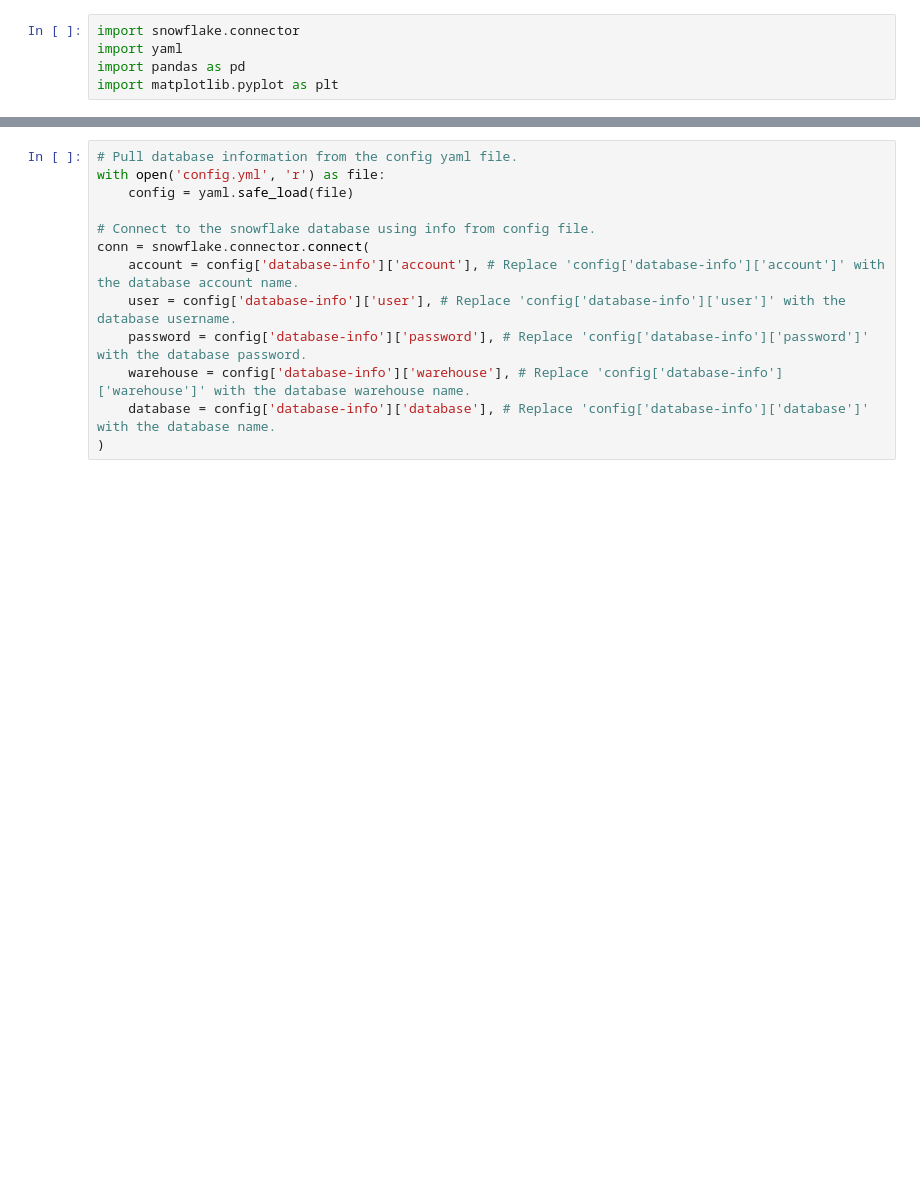
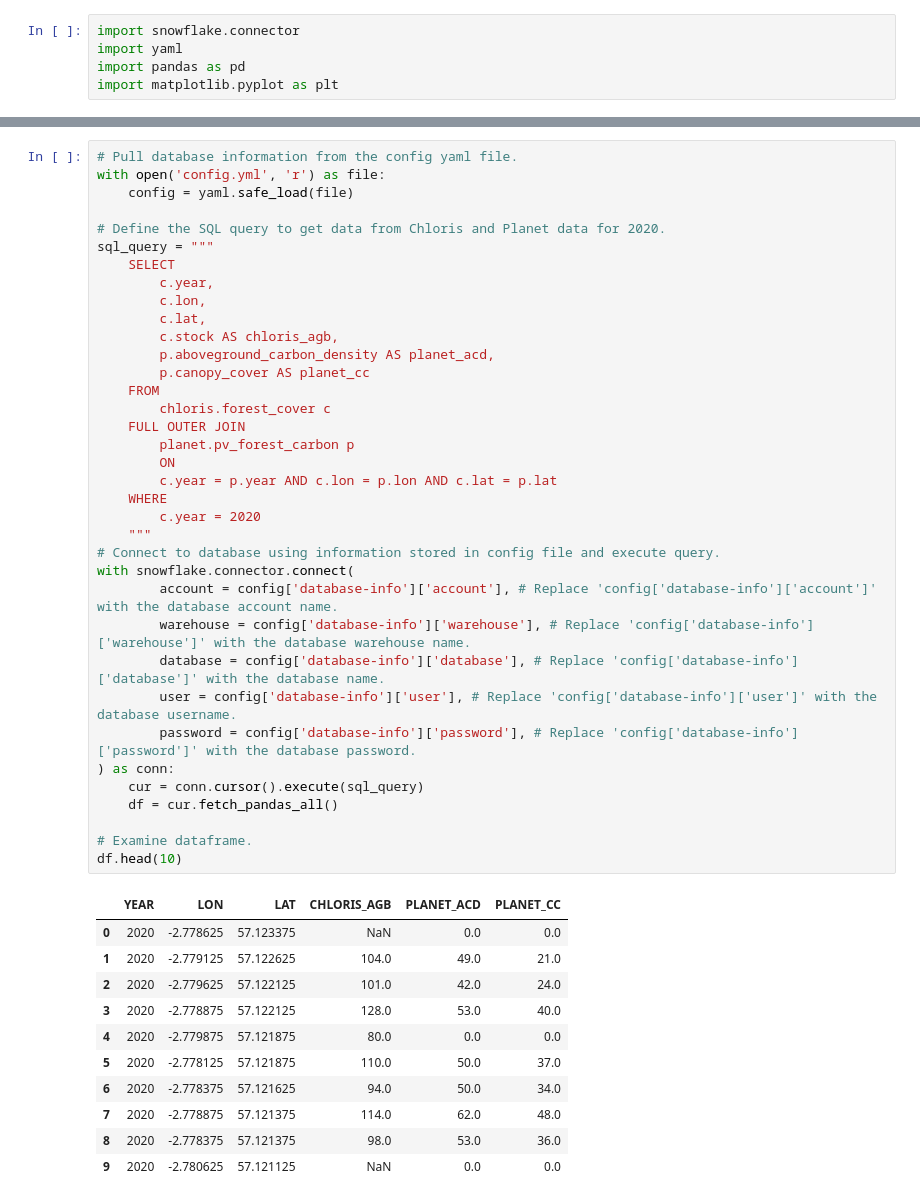
Before and after one commit to sabinenix/cecil-code-examples, a Jupyter notebook: join-datasets/join-datasets.ipynb, the cells around one changed output, grey strips where cells are left out. Cells and saved outputs as stored; diff of their text form; blank space fills up the shorter version.

Commit message:
Updated snowflake access code

```diff
--- a/join-datasets/join-datasets.ipynb
+++ b/join-datasets/join-datasets.ipynb
@@ -14,13 +43,48 @@ Note that the access credentials to the snowflake database are not included belo
 # %%
 # Pull database information from the config yaml file.
 with open('config.yml', 'r') as file:
     config = yaml.safe_load(file)
 
-# Connect to the snowflake database using info from config file.
-conn = snowflake.connector.connect(
-    account = config['database-info']['account'], # Replace 'config['database-info']['account']' with the database account name.
-    user = config['database-info']['user'], # Replace 'config['database-info']['user']' with the database username.
-    password = config['database-info']['password'], # Replace 'config['database-info']['password']' with the database password.
-    warehouse = config['database-info']['warehouse'], # Replace 'config['database-info']['warehouse']' with the database warehouse name.
-    database = config['database-info']['database'], # Replace 'config['database-info']['database']' with the database name.
-)
+# Define the SQL query to get data from Chloris and Planet data for 2020.
+sql_query = """
+    SELECT
+        c.year,
+        c.lon,
+        c.lat,
+        c.stock AS chloris_agb,
+        p.aboveground_carbon_density AS planet_acd,
+        p.canopy_cover AS planet_cc
+    FROM
+        chloris.forest_cover c
+    FULL OUTER JOIN
+        planet.pv_forest_carbon p
+        ON
+        c.year = p.year AND c.lon = p.lon AND c.lat = p.lat
+    WHERE
+        c.year = 2020
+    """
+# Connect to database using information stored in config file and execute query.
+with snowflake.connector.connect(
+        account = config['database-info']['account'], # Replace 'config['database-info']['account']' with the database account name.
+        warehouse = config['database-info']['warehouse'], # Replace 'config['database-info']['warehouse']' with the database warehouse name.
+        database = config['database-info']['database'], # Replace 'config['database-info']['database']' with the database name.
+        user = config['database-info']['user'], # Replace 'config['database-info']['user']' with the database username.
+        password = config['database-info']['password'], # Replace 'config['database-info']['password']' with the database password.
+) as conn:
+    cur = conn.cursor().execute(sql_query)
+    df = cur.fetch_pandas_all()
+
+# Examine dataframe.
+df.head(10)
+# %% [output]
+|  | YEAR | LON | LAT | CHLORIS_AGB | PLANET_ACD | PLANET_CC |
+| 0 | 2020 | -2.778625 | 57.123375 | NaN | 0.0 | 0.0 |
+| 1 | 2020 | -2.779125 | 57.122625 | 104.0 | 49.0 | 21.0 |
+| 2 | 2020 | -2.779625 | 57.122125 | 101.0 | 42.0 | 24.0 |
+| 3 | 2020 | -2.778875 | 57.122125 | 128.0 | 53.0 | 40.0 |
+| 4 | 2020 | -2.779875 | 57.121875 | 80.0 | 0.0 | 0.0 |
+| 5 | 2020 | -2.778125 | 57.121875 | 110.0 | 50.0 | 37.0 |
+| 6 | 2020 | -2.778375 | 57.121625 | 94.0 | 50.0 | 34.0 |
+| 7 | 2020 | -2.778875 | 57.121375 | 114.0 | 62.0 | 48.0 |
+| 8 | 2020 | -2.778375 | 57.121375 | 98.0 | 53.0 | 36.0 |
+| 9 | 2020 | -2.780625 | 57.121125 | NaN | 0.0 | 0.0 |
```
Also changed, not shown: parts of 8 cells of this notebook, 2 other files.
